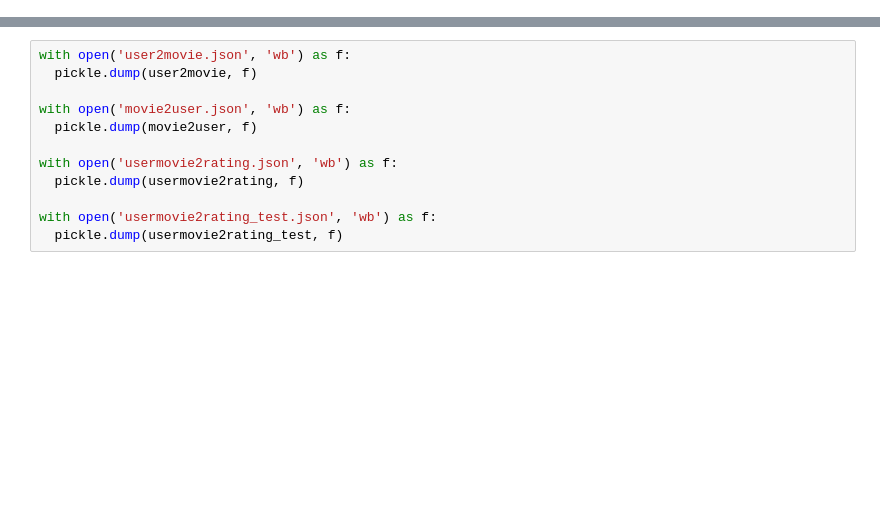
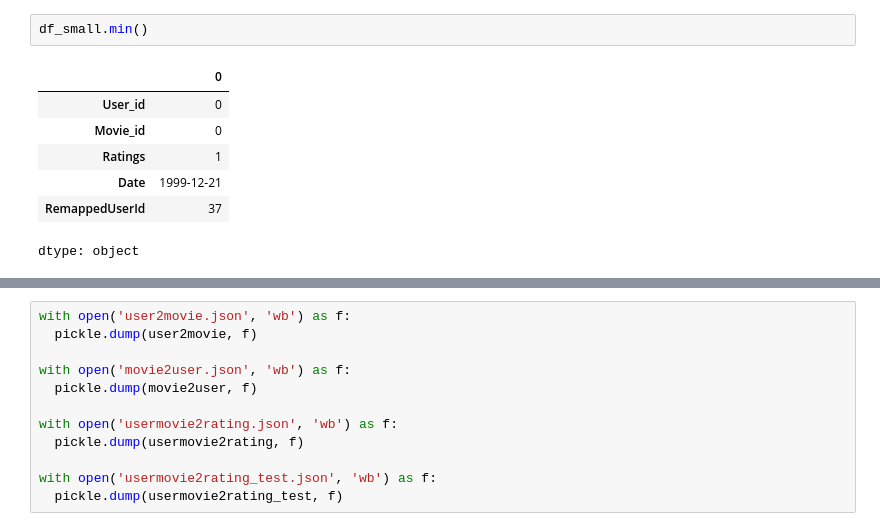
Before and after one commit to PranavShashidhara/Movie-Recommendation-system, a Jupyter notebook: Dictionaries.ipynb, the cells around one changed output, grey strips where cells are left out. Drawn from its saved outputs; the diff is of its cells as text; blank space fills up the shorter version.

```diff
--- a/Dictionaries.ipynb
+++ b/Dictionaries.ipynb
@@ -40,0 +88,10 @@ data_df.head()
+# %%
+df_small.min()
+# %% [output]
+|  | 0 |
+| User_id | 0 |
+| Movie_id | 0 |
+| Ratings | 1 |
+| Date | 1999-12-21 |
+| RemappedUserId | 37 |
+dtype: object
```
Also changed, not shown: parts of 10 cells of this notebook.
